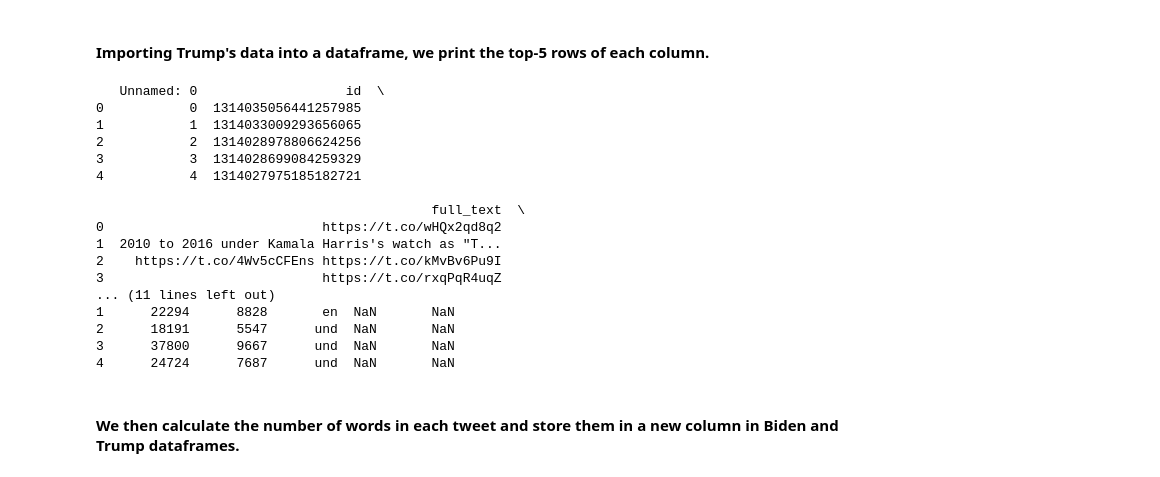
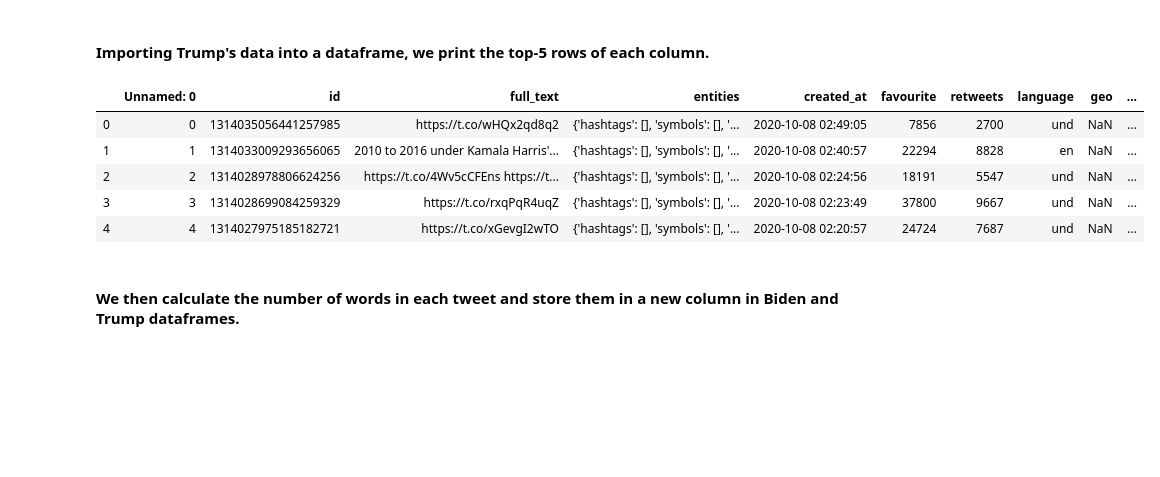
Before and after one commit to sunil-2000/Twitter-Data-Science-Project, a Jupyter notebook: phase4 FINAL (TAs Grade This).ipynb, the cells around one changed output. Cells and saved outputs as stored; diff of their text form; code cells hidden in the pictures; blank space fills up the shorter version.

```diff
--- a/phase4 FINAL (TAs Grade This).ipynb
+++ b/phase4 FINAL (TAs Grade This).ipynb
@@ -73,25 +61,14 @@ print(biden_tweets.head())
 #### Importing Trump's data into a dataframe, we print the top-5 rows of each column.
 # %%
 trump_tweets = pd.read_csv("trump_tweets.csv")
-print(trump_tweets.head())
+trump_tweets.head()
 # %% [output]
-   Unnamed: 0                   id  \
-0           0  1314035056441257985
-1           1  1314033009293656065
-2           2  1314028978806624256
-3           3  1314028699084259329
-4           4  1314027975185182721
-
-                                           full_text  \
-0                            https://t.co/wHQx2qd8q2
-1  2010 to 2016 under Kamala Harris's watch as "T...
-2    https://t.co/4Wv5cCFEns https://t.co/kMvBv6Pu9I
-3                            https://t.co/rxqPqR4uqZ
-... (11 lines left out)
-1      22294      8828       en  NaN       NaN
-2      18191      5547      und  NaN       NaN
-3      37800      9667      und  NaN       NaN
-4      24724      7687      und  NaN       NaN
+|  | Unnamed: 0 | id | full_text | entities | created_at | favourite | retweets | language | geo | ... |
+| 0 | 0 | 1314035056441257985 | https://t.co/wHQx2qd8q2 | {'hashtags': [], 'symbols': [], '... | 2020-10-08 02:49:05 | 7856 | 2700 | und | NaN | ... |
+| 1 | 1 | 1314033009293656065 | 2010 to 2016 under Kamala Harris'... | {'hashtags': [], 'symbols': [], '... | 2020-10-08 02:40:57 | 22294 | 8828 | en | NaN | ... |
+| 2 | 2 | 1314028978806624256 | https://t.co/4Wv5cCFEns https://t... | {'hashtags': [], 'symbols': [], '... | 2020-10-08 02:24:56 | 18191 | 5547 | und | NaN | ... |
+| 3 | 3 | 1314028699084259329 | https://t.co/rxqPqR4uqZ | {'hashtags': [], 'symbols': [], '... | 2020-10-08 02:23:49 | 37800 | 9667 | und | NaN | ... |
+| 4 | 4 | 1314027975185182721 | https://t.co/xGevgI2wTO | {'hashtags': [], 'symbols': [], '... | 2020-10-08 02:20:57 | 24724 | 7687 | und | NaN | ... |
 # %% [markdown]
 #### We then calculate the number of words in each tweet and store them in a new column in Biden and Trump dataframes.
 # %%
```
Also changed, not shown: parts of 10 cells of this notebook.
